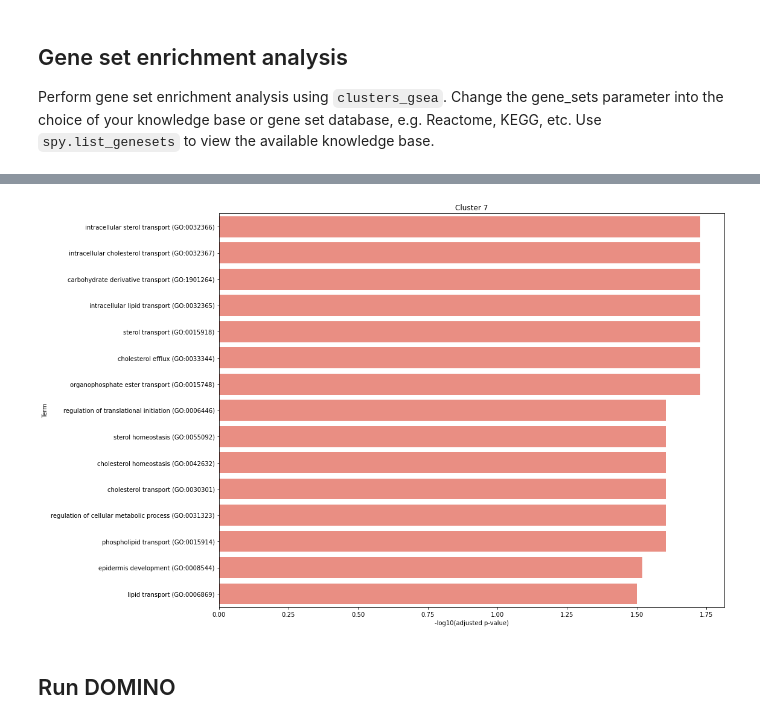
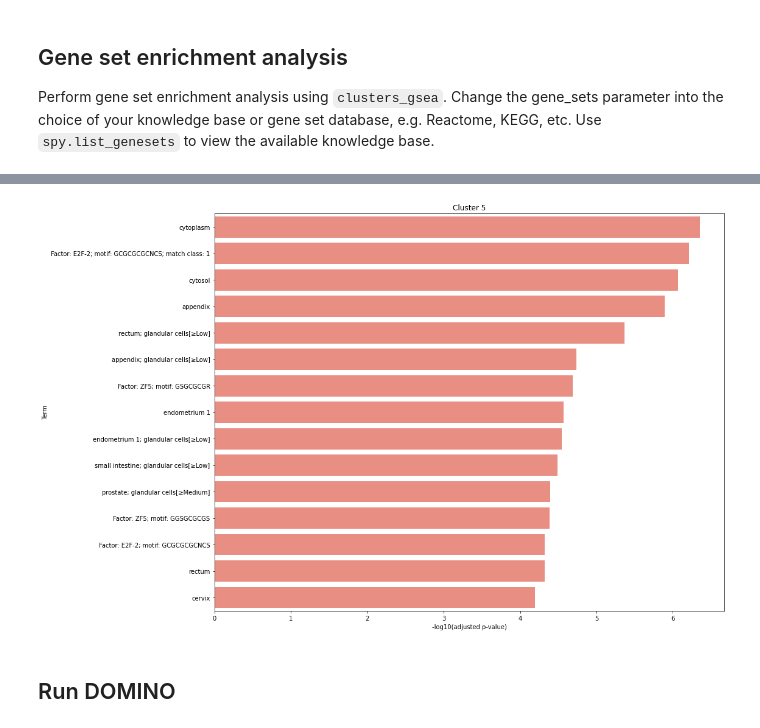
Before and after one commit to yollct/spycone, a Jupyter notebook: docs/source/gene-level-workflow.ipynb, the cells around one changed output, grey strips where cells are left out. Saved outputs shown, nothing was run; the diff lists cells and outputs as text; code cells hidden in the pictures.

```diff
--- a/docs/source/gene-level-workflow.ipynb
+++ b/docs/source/gene-level-workflow.ipynb
@@ -16,11 +17,9 @@ Install h5py to use hdf5 features: http://docs.h5py.org/
 We use a time series dataset of influenza infection with 9 time points.
 # %%
 #sample data
-import os
-os.chdir("/nfs/proj/spycone/")
+subprocess.call("wget https://zenodo.org/record/7228475/files/normticonerhino_wide.csv?download=1 -O normticonerhino_wide.csv", shell=True)
 
-
-influ = pd.read_csv("./spycone_pkg/data/covid_hs/normticonerhino_wide.csv", dtype={'entrezid': str})
+influ = pd.read_csv("normticonerhino_wide.csv", dtype={'entrezid': str})
 gene_list = influ['entrezid']
 symbs = influ['symbol']
 
@@ -36,11 +35,11 @@ Import expression data with `DataSet` which stores the count matrix, list of gen
 # %%
 flu_dset = spy.dataset(ts=flu_ts,
                         gene_id = gene_list,
+                        symbs=gene_list,
                         species=9606,
                         keytype="entrezgeneid",
                         reps1 = 5,
-                        timepts = 9,
-                        discretization_steps = [20,20])
+                        timepts = 9)
 # %% [markdown]
 Import biological network of your choice with `BioNetwork`, Spycone provides Biogrid, IID network in entrez ID as node name. Please specify the keytype if you are using a different ID.
 # %%
@@ -113,7 +77,13 @@ Cluster 7  found enriched in 17 terms.
+# %%
+sys.path.insert(0, "../../../")
+from spycone_pkg.spycone.go_terms import clusters_gsea
+
+asclu_go, _ = clusters_gsea(flu_dset, "hsapiens", method="gsea")
 # %%
-spy.gsea_plot(asclu_go, cluster=7, nterms=15)
+from spycone_pkg.spycone.visualize import gsea_plot
+gsea_plot(asclu_go, cluster=5, nterms=15)
 # %% [output]
-[figure, old version]
+[figure, new version]
 # %% [markdown]
 ## Run DOMINO
 # %%
```
Also changed, not shown: parts of 7 cells of this notebook, 5 other files.
